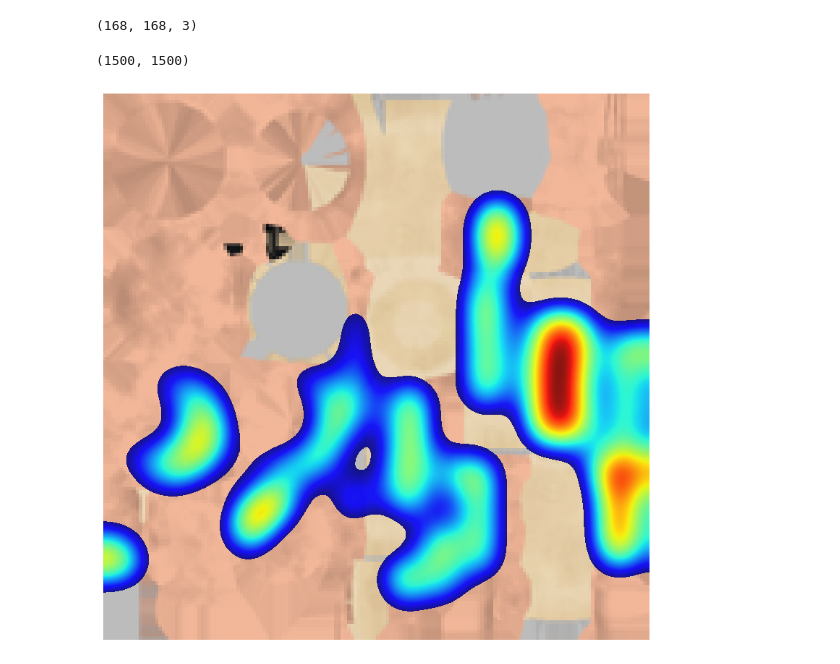
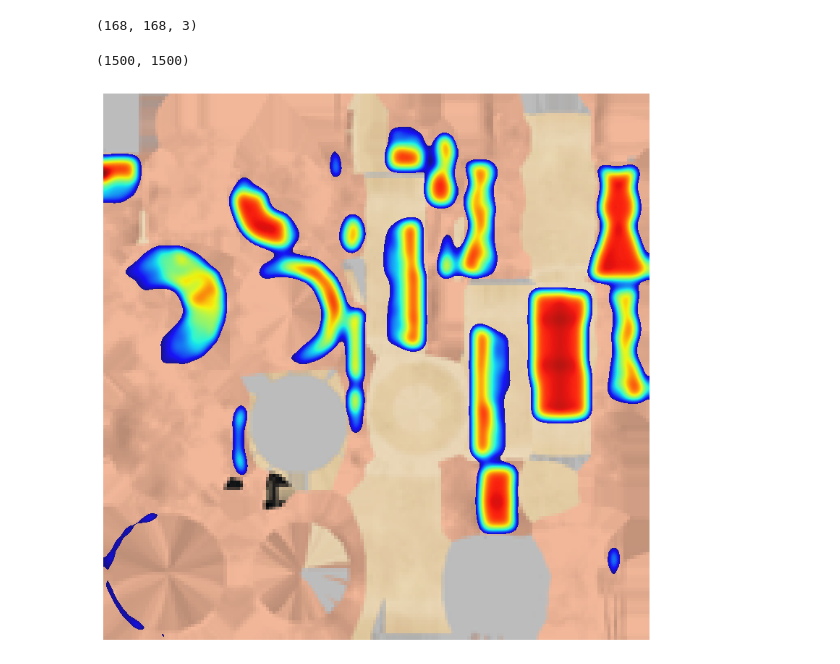
Before and after one commit to sailab-code/SAIFooler, a Jupyter notebook: kde_mesh/plots.ipynb, the cells around one changed output. Cells and saved outputs as stored; diff of their text form; code cells hidden in the pictures.

Commit message:
visualization saliency code upd

```diff
--- a/kde_mesh/plots.ipynb
+++ b/kde_mesh/plots.ipynb
@@ -79,34 +79,34 @@ def myplot(x, y, s, bins=1000):
     #resize heatmap
     #print(heatmap.shape)
     extent = [  xedges[-1], xedges[0],yedges[-1], yedges[0],]
     return heatmap.T, extent
 
 
 MY_DPI = 96
 IMG_WIDTH = 1000
 IMG_HEIGHT = 1000
 fig = plt.figure(figsize=(IMG_WIDTH / MY_DPI, IMG_HEIGHT / MY_DPI), dpi=MY_DPI)
 ax = fig.add_subplot(111, frameon=False, xticks=[], yticks=[])
 
 #img = Image.open("carpark.png")
 #img = PIL.ImageOps.invert(img)
 ##img = img.convert("LA").resize((240, 180), Image.ANTIALIAS)
-plt.imshow(img)
+plt.imshow(np.flipud(img))
 
-s  = 50
+s  = 16
 ax.axes.get_xaxis().set_visible(False)
 ax.axes.get_yaxis().set_visible(False)
 ax.set_frame_on(False)
 ax.axis('off')
 #ax.plot(foas7["foay"] , foas7["foax"],'k.', markersize=1)
 
 xmin, xmax = plt.xlim()
 ymin, ymax = plt.ylim()
 
 img2, ext = myplot(data["x"], data["y"], s)
 extent = [ xmin, xmax , ymin, ymax]
-plt.imshow(img2, extent=extent, origin='upper', cmap=cm.jet, alpha=0.9)
+plt.imshow(np.flipud(img2), extent=extent, origin='upper', cmap=cm.jet, alpha=0.9)
 plt.savefig("heatmap_carpark_regular.png",  bbox_inches='tight')
 # %% [output]
 (1500, 1500)
-[figure, old version]
+[figure, new version]
```
